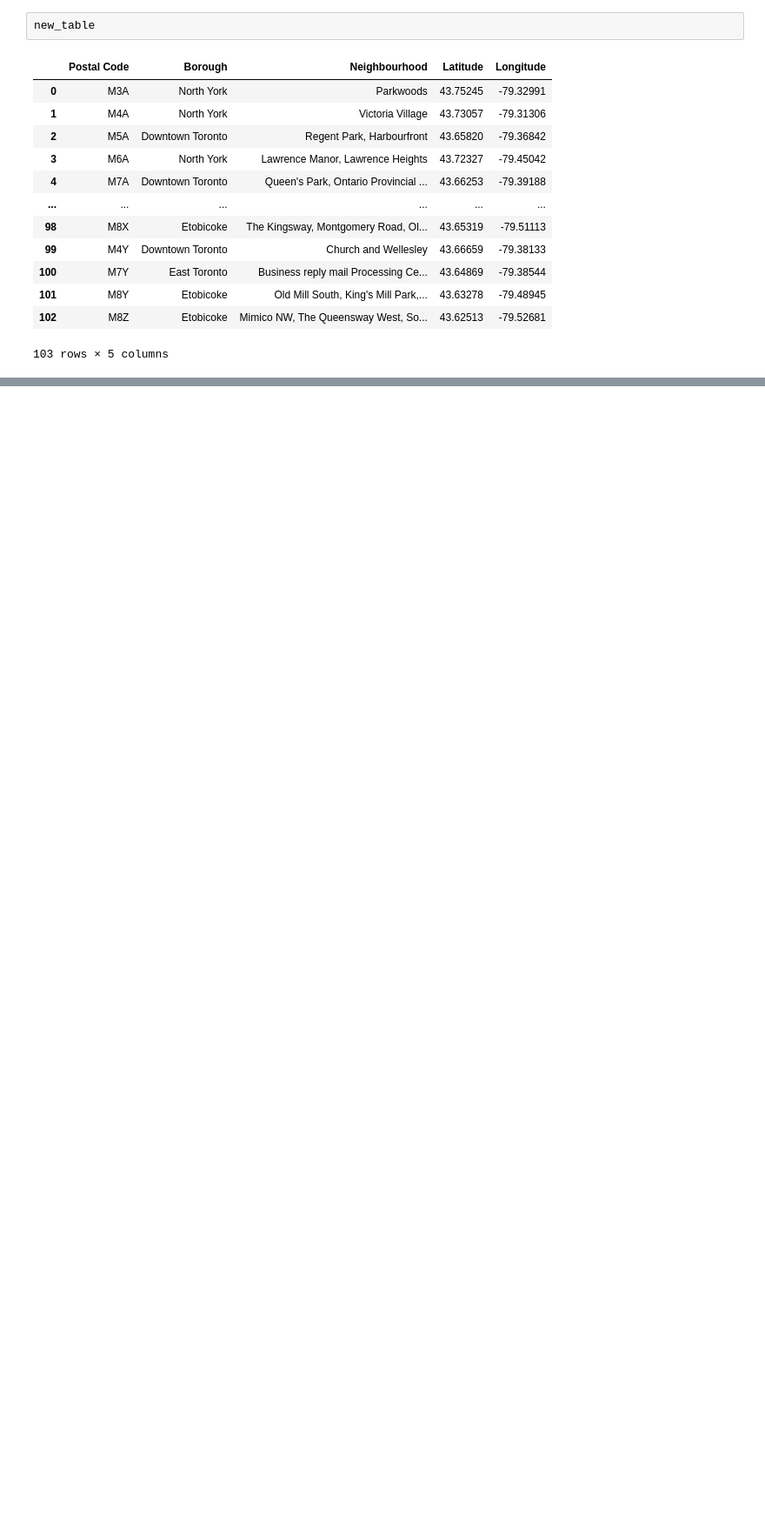
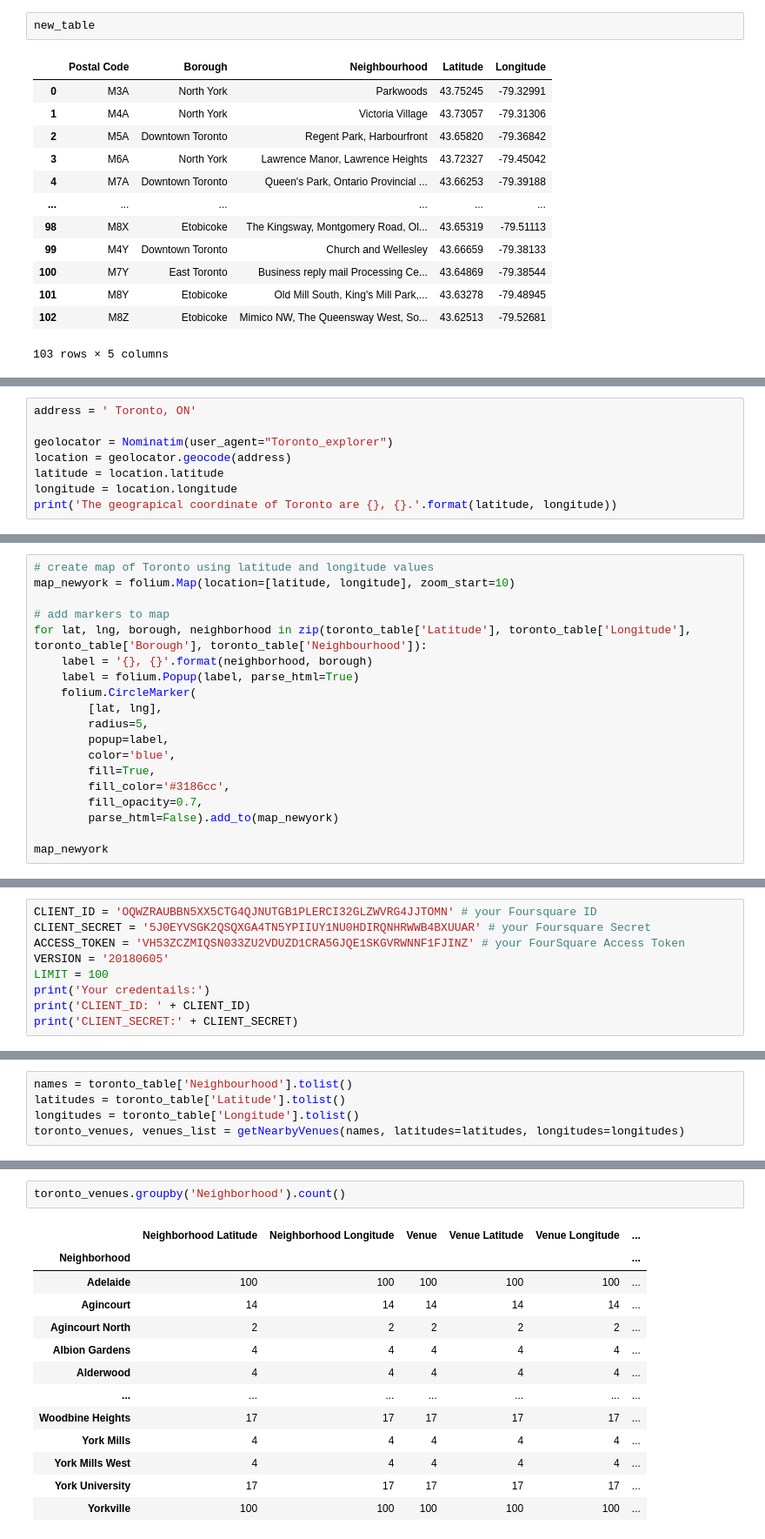
Before and after one commit to syzsyzsyzyzs/IBM_assignment, a Jupyter notebook: Segmenting and Clustering Neighborhoods in Toronto.ipynb, the cells around one changed output, grey strips where cells are left out. Shown at 87% size. Saved outputs shown, nothing was run; the diff lists cells and outputs as text; blank space fills up the shorter version.

```diff
--- a/Segmenting and Clustering Neighborhoods in Toronto.ipynb
+++ b/Segmenting and Clustering Neighborhoods in Toronto.ipynb
@@ -182,0 +273,8 @@ new_table
+# %%
+address = ' Toronto, ON'
+
+geolocator = Nominatim(user_agent="Toronto_explorer")
+location = geolocator.geocode(address)
+latitude = location.latitude
+longitude = location.longitude
+print('The geograpical coordinate of Toronto are {}, {}.'.format(latitude, longitude))
@@ -182,0 +283,19 @@ new_table
+# %%
+# create map of Toronto using latitude and longitude values
+map_newyork = folium.Map(location=[latitude, longitude], zoom_start=10)
+
+# add markers to map
+for lat, lng, borough, neighborhood in zip(toronto_table['Latitude'], toronto_table['Longitude'], toronto_table['Borough'], toronto_table['Neighbourhood']):
+    label = '{}, {}'.format(neighborhood, borough)
+    label = folium.Popup(label, parse_html=True)
+    folium.CircleMarker(
+        [lat, lng],
+        radius=5,
+        popup=label,
+        color='blue',
+        fill=True,
+        fill_color='#3186cc',
+        fill_opacity=0.7,
+        parse_html=False).add_to(map_newyork)
+
+map_newyork
@@ -182,0 +308,9 @@ new_table
+# %%
+CLIENT_ID = 'OQWZRAUBBN5XX5CTG4QJNUTGB1PLERCI32GLZWVRG4JJTOMN' # your Foursquare ID
+CLIENT_SECRET = '5J0EYVSGK2QSQXGA4TN5YPIIUY1NU0HDIRQNHRWWB4BXUUAR' # your Foursquare Secret
+ACCESS_TOKEN = 'VH53ZCZMIQSN033ZU2VDUZD1CRA5GJQE1SKGVRWNNF1FJINZ' # your FourSquare Access Token
+VERSION = '20180605'
+LIMIT = 100
+print('Your credentails:')
+print('CLIENT_ID: ' + CLIENT_ID)
+print('CLIENT_SECRET:' + CLIENT_SECRET)
@@ -182,0 +364,5 @@ new_table
+# %%
+names = toronto_table['Neighbourhood'].tolist()
+latitudes = toronto_table['Latitude'].tolist()
+longitudes = toronto_table['Longitude'].tolist()
+toronto_venues, venues_list = getNearbyVenues(names, latitudes=latitudes, longitudes=longitudes)
@@ -182,0 +400,16 @@ new_table
+# %%
+toronto_venues.groupby('Neighborhood').count()
+# %% [output]
+|  | Neighborhood Latitude | Neighborhood Longitude | Venue | Venue Latitude | Venue Longitude | ... |
+| Neighborhood |  |  |  |  |  | ... |
+| Adelaide | 100 | 100 | 100 | 100 | 100 | ... |
+| Agincourt | 14 | 14 | 14 | 14 | 14 | ... |
+| Agincourt North | 2 | 2 | 2 | 2 | 2 | ... |
+| Albion Gardens | 4 | 4 | 4 | 4 | 4 | ... |
+| Alderwood | 4 | 4 | 4 | 4 | 4 | ... |
+| ... | ... | ... | ... | ... | ... | ... |
+| Woodbine Heights | 17 | 17 | 17 | 17 | 17 | ... |
+| York Mills | 4 | 4 | 4 | 4 | 4 | ... |
+| York Mills West | 4 | 4 | 4 | 4 | 4 | ... |
+| York University | 17 | 17 | 17 | 17 | 17 | ... |
+| Yorkville | 100 | 100 | 100 | 100 | 100 | ... |
```
Also changed, not shown: parts of 46 cells of this notebook.
